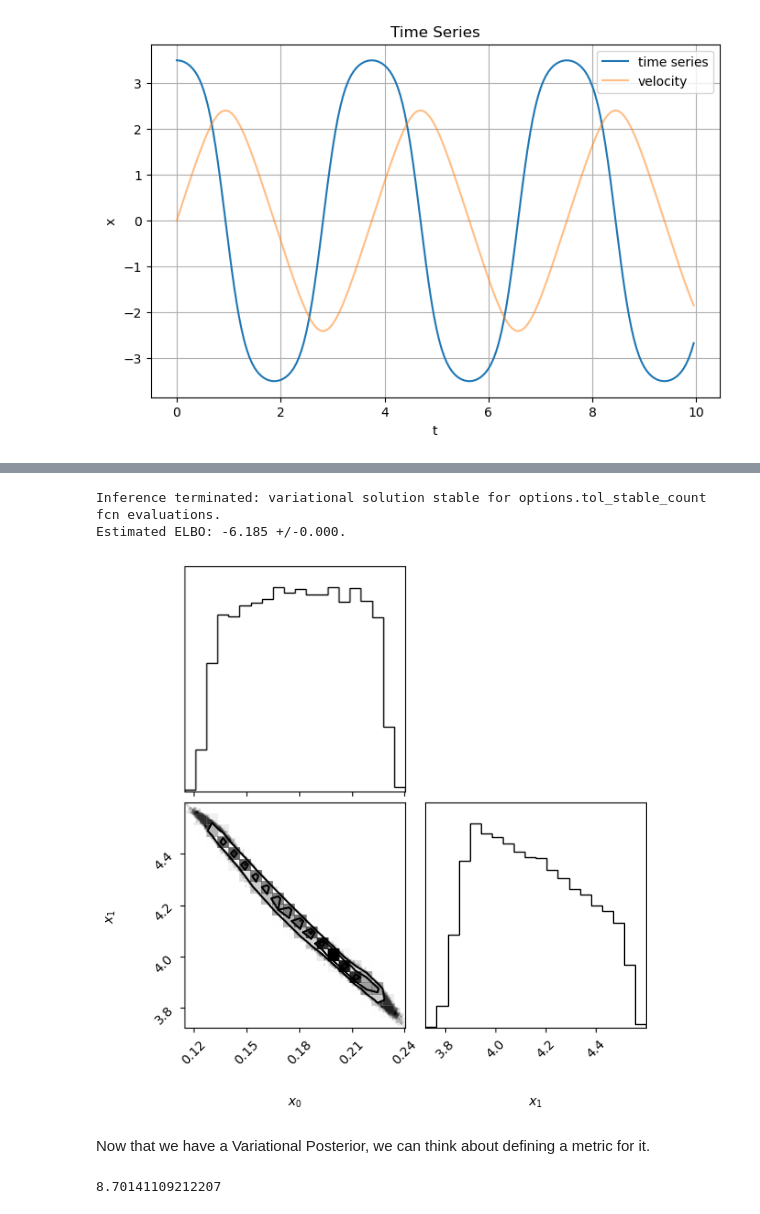
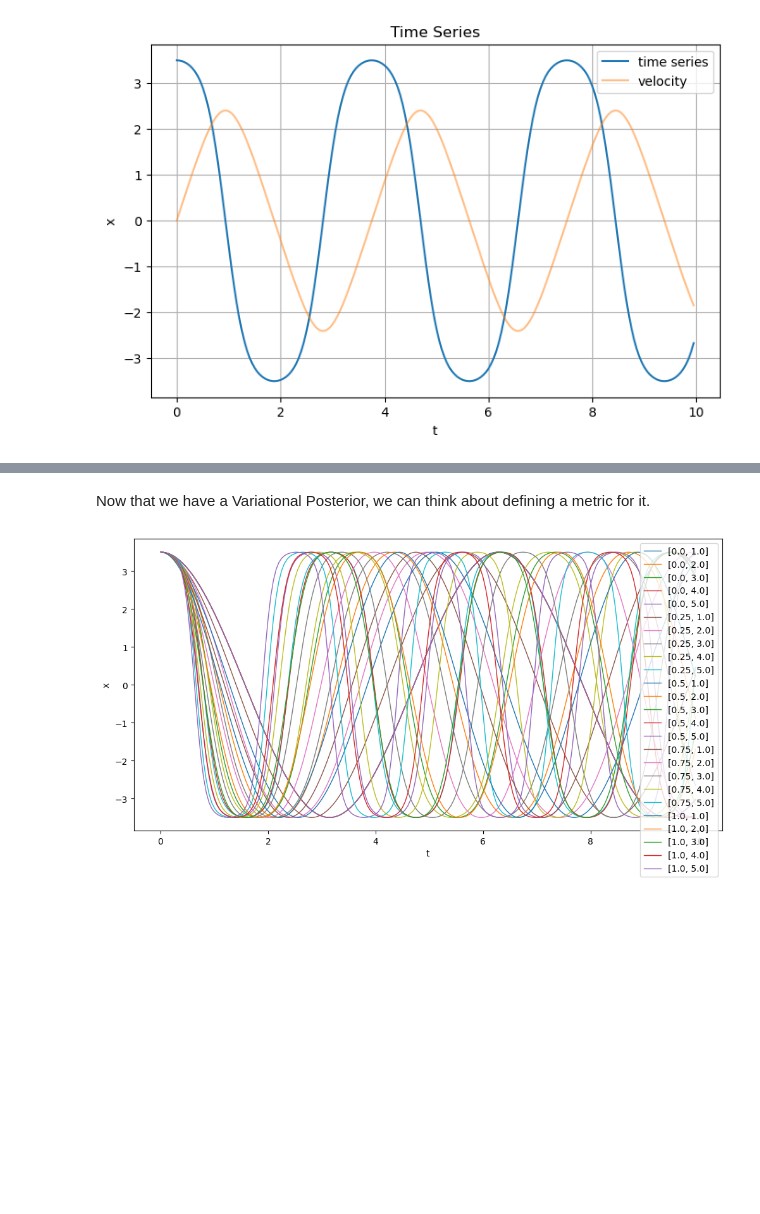
Before and after one commit to valentine-alia/BPE, a Jupyter notebook: metrics.ipynb, the cells around one changed output, grey strips where cells are left out. Saved outputs shown, nothing was run; the diff lists cells and outputs as text; code cells hidden in the pictures; blank space fills up the shorter version.

```diff
--- a/metrics.ipynb
+++ b/metrics.ipynb
@@ -98,9 +102,2 @@ vbmc = VBMC(log_likelihood, x0, LB, UB, PLB, PUB, prior = prior, options = optio
 # %%
-vp, results = vbmc.optimize(); # do optimization (might take a while)
+#vp, results = vbmc.optimize(); # do optimization (might take a while)
-# %% [output]
-Inference terminated: variational solution stable for options.tol_stable_count fcn evaluations.
-Estimated ELBO: -6.185 +/-0.000.
-# %%
-vp.plot();
-# %% [output]
-[figure, removed]
@@ -125,15 +124,26 @@ def euclidean_metric(vp,truth_array, n_samples = int(1e6)):
     return np.linalg.norm(mean-truth_scaled) # return distance between mean and truth
 
 # call the function on our current example
-euclidean_metric(vp,np.array([[a,b]]))
+#euclidean_metric(vp,np.array([[a,b]]))
-# %% [output]
-8.70141109212207
 # %%
 points = []
 solutions = []
-for a in np.arange(0,0.6,0.15):
-    for b in np.arange(1,5.5,0.5):
+N = 5
+grid = np.zeros((N,N))
+for i,a in enumerate(np.linspace(0.0,1.0,N)):
+    for j,b in enumerate(np.linspace(1.0,5.0,N)):
         points.append([a,b])
         sol = odeint(diffyqs, initial_condition, t, args=(a,b))
         x_true = sol[:,1]
         solutions.append(x_true)
+
+#solutions = solutions[0:5]
+plt.figure(figsize=(12,6))
+for i,sol in enumerate(solutions):
+    plt.plot(t,sol, lw = 1,label = str(points[i]))
+plt.xlabel('t')
+plt.ylabel('x')
+plt.legend()
+plt.show()
+# %% [output]
+[figure, added]
```
Also changed, not shown: parts of 8 cells of this notebook, 1 other file.
